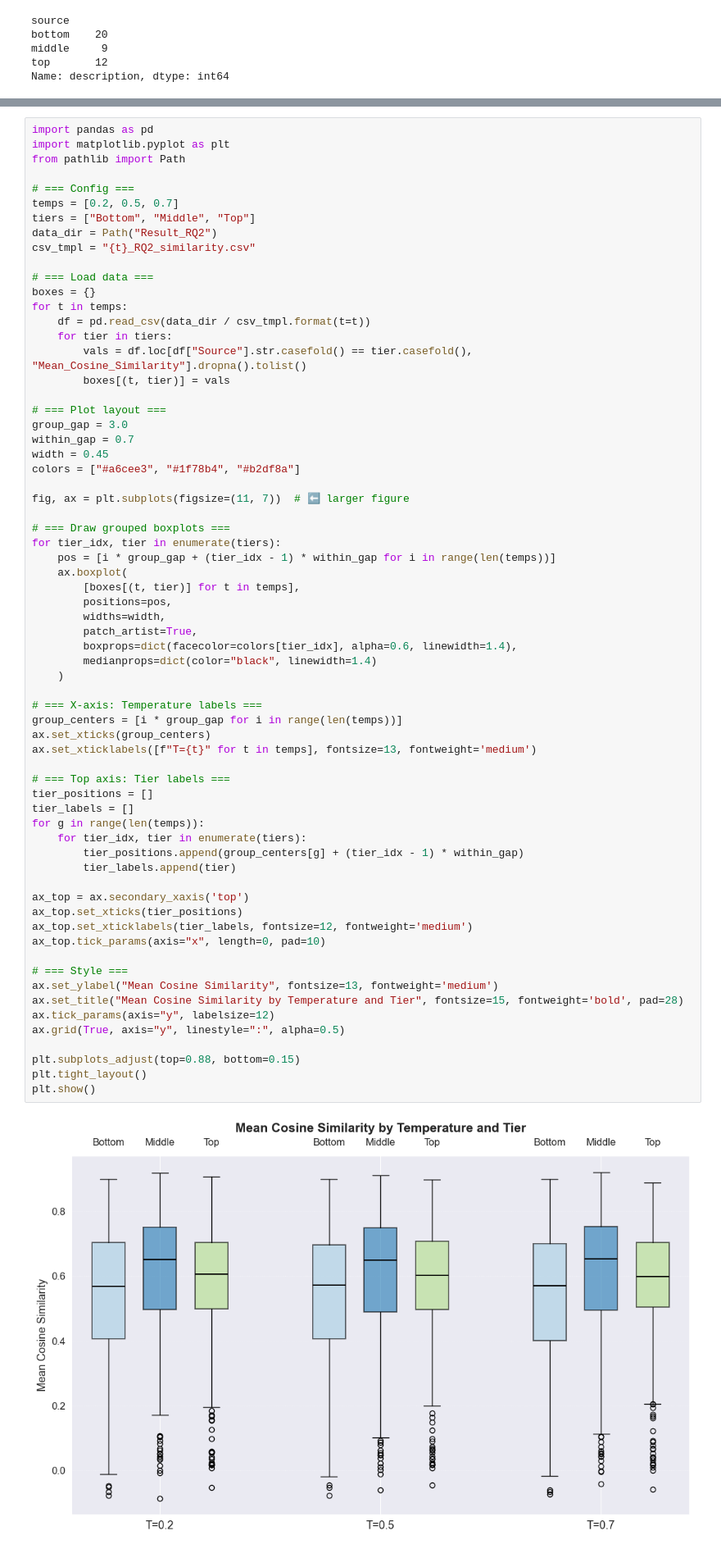
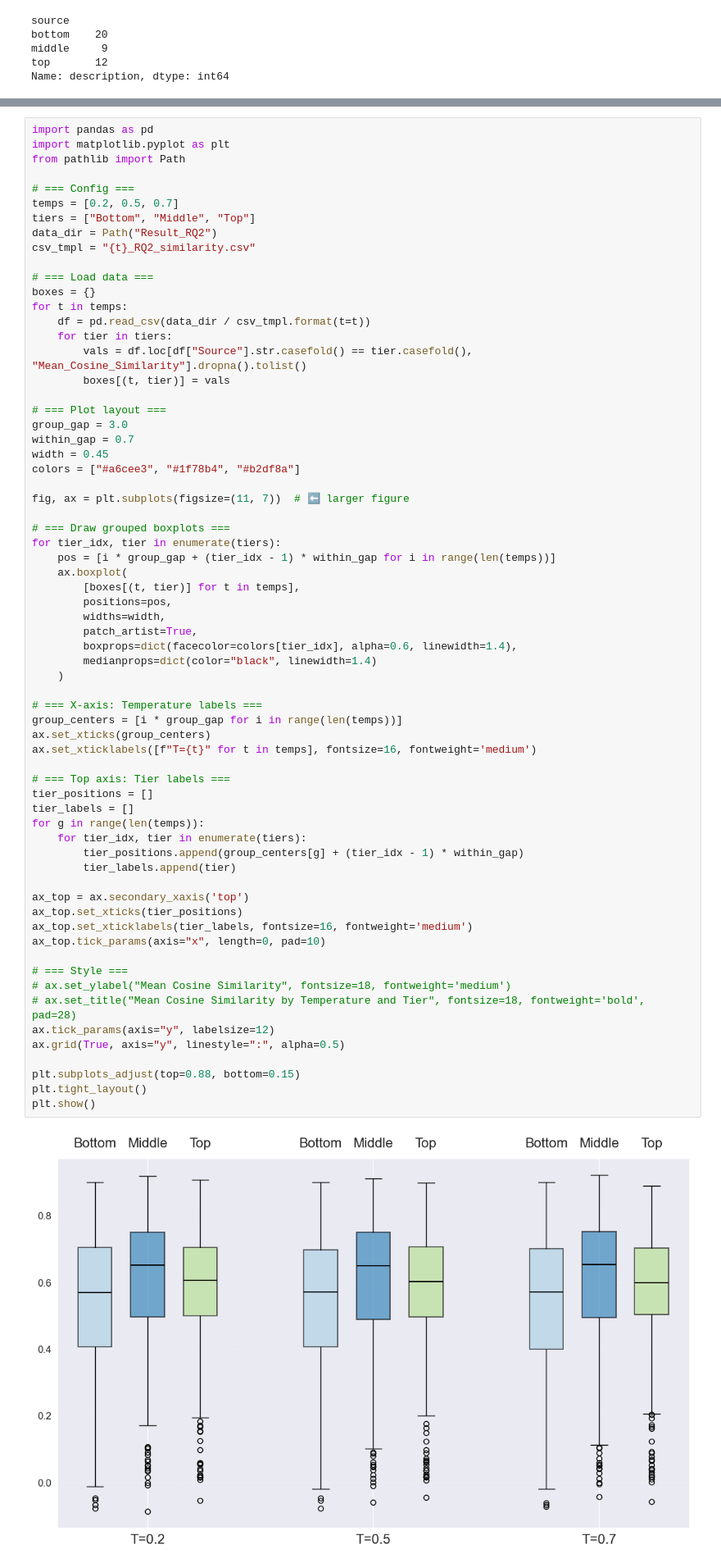
Before and after one commit to popolin47/Library_recommendation, a Jupyter notebook: Revise_RQ1.ipynb, the cells around one changed output, grey strips where cells are left out. Shown: that part at 82% size. Saved outputs shown, nothing was run; the diff lists cells and outputs as text.

```diff
--- a/Revise_RQ1.ipynb
+++ b/Revise_RQ1.ipynb
@@ -126,38 +126,38 @@ for tier_idx, tier in enumerate(tiers):
         widths=width,
         patch_artist=True,
         boxprops=dict(facecolor=colors[tier_idx], alpha=0.6, linewidth=1.4),
         medianprops=dict(color="black", linewidth=1.4)
     )
 
 # === X-axis: Temperature labels ===
 group_centers = [i * group_gap for i in range(len(temps))]
 ax.set_xticks(group_centers)
-ax.set_xticklabels([f"T={t}" for t in temps], fontsize=13, fontweight='medium')
+ax.set_xticklabels([f"T={t}" for t in temps], fontsize=16, fontweight='medium')
 
 # === Top axis: Tier labels ===
 tier_positions = []
 tier_labels = []
 for g in range(len(temps)):
     for tier_idx, tier in enumerate(tiers):
         tier_positions.append(group_centers[g] + (tier_idx - 1) * within_gap)
         tier_labels.append(tier)
 
 ax_top = ax.secondary_xaxis('top')
 ax_top.set_xticks(tier_positions)
-ax_top.set_xticklabels(tier_labels, fontsize=12, fontweight='medium')
+ax_top.set_xticklabels(tier_labels, fontsize=16, fontweight='medium')
 ax_top.tick_params(axis="x", length=0, pad=10)
 
 # === Style ===
-ax.set_ylabel("Mean Cosine Similarity", fontsize=13, fontweight='medium')
-ax.set_title("Mean Cosine Similarity by Temperature and Tier", fontsize=15, fontweight='bold', pad=28)
+# ax.set_ylabel("Mean Cosine Similarity", fontsize=18, fontweight='medium')
+# ax.set_title("Mean Cosine Similarity by Temperature and Tier", fontsize=18, fontweight='bold', pad=28)
 ax.tick_params(axis="y", labelsize=12)
 ax.grid(True, axis="y", linestyle=":", alpha=0.5)
 
 plt.subplots_adjust(top=0.88, bottom=0.15)
 plt.tight_layout()
 plt.show()
 # %% [output]
-[figure, old version]
+[figure, new version]
 # %%
 import pandas as pd
 import matplotlib.pyplot as plt
```
Also changed, not shown: parts of 2 cells of this notebook, 4 other files.
